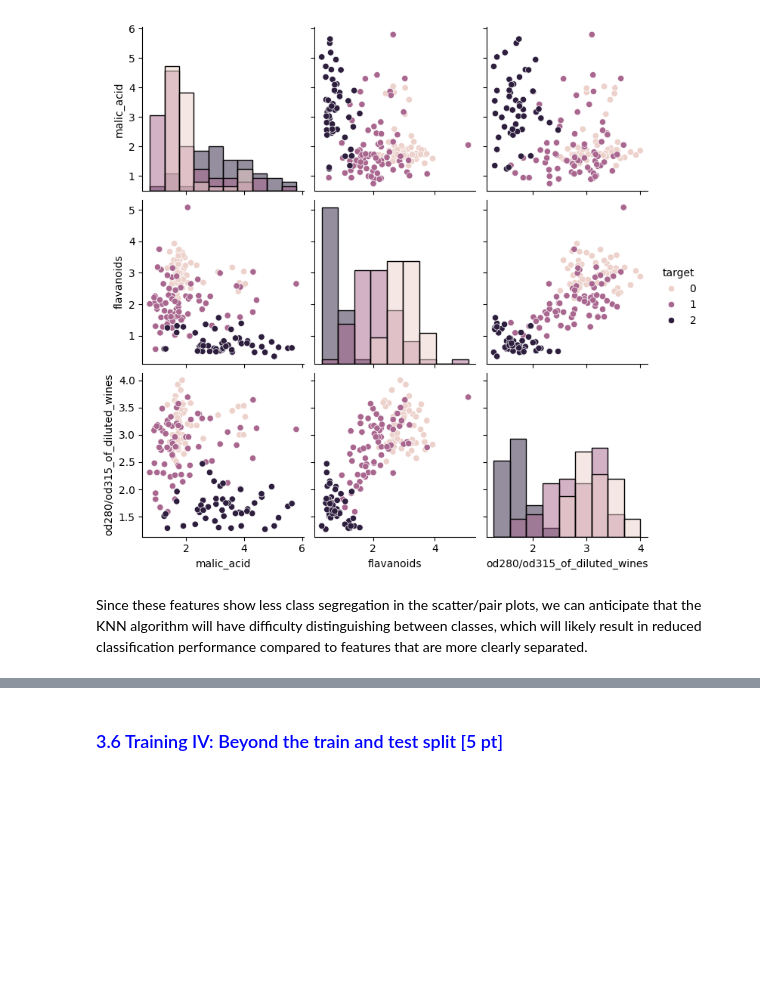
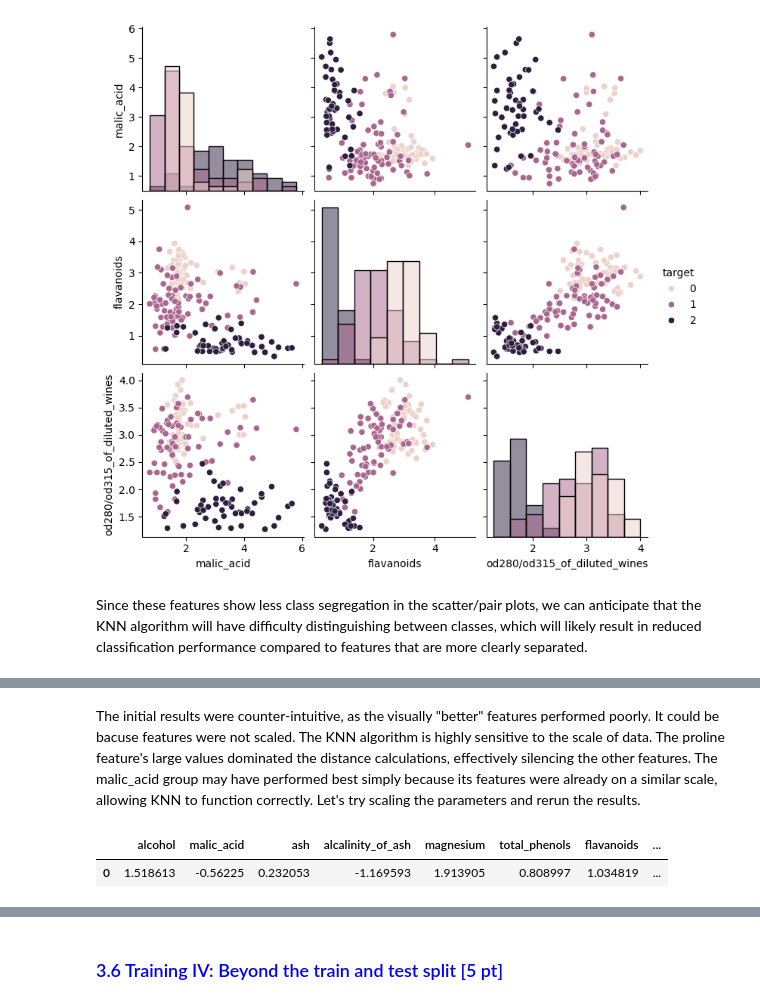
Before and after one commit to TheKusz/ML_DSM040-2025-APR, a Jupyter notebook: CW 1/DSM040-CW1.ipynb, the cells around one changed output, grey strips where cells are left out. Saved outputs shown, nothing was run; the diff lists cells and outputs as text; code cells hidden in the pictures; blank space fills up the shorter version.

```diff
--- a/CW 1/DSM040-CW1.ipynb
+++ b/CW 1/DSM040-CW1.ipynb
@@ -772,0 +827,13 @@ F1 Score:  [0.8        0.72       0.94117647]
+# %% [markdown]
+The initial results were counter-intuitive, as the visually "better" features performed poorly. It could be bacuse features were not scaled.
+The KNN algorithm is highly sensitive to the scale of data. The proline feature's large values dominated the distance calculations, effectively silencing the other features. The malic_acid group may have performed best simply because its features were already on a similar scale, allowing KNN to function correctly.
+Let's try scaling the parameters and rerun the results.
+# %%
+from sklearn.preprocessing import StandardScaler
+
+scaler = StandardScaler()
+X_scaled_df = pd.DataFrame(scaler.fit_transform(X_wine_df), columns=X_wine_df.columns)
+X_scaled_df.head(1)
+# %% [output]
+|  | alcohol | malic_acid | ash | alcalinity_of_ash | magnesium | total_phenols | flavanoids | ... |
+| 0 | 1.518613 | -0.56225 | 0.232053 | -1.169593 | 1.913905 | 0.808997 | 1.034819 | ... |
```
Also changed, not shown: parts of 14 cells of this notebook.
